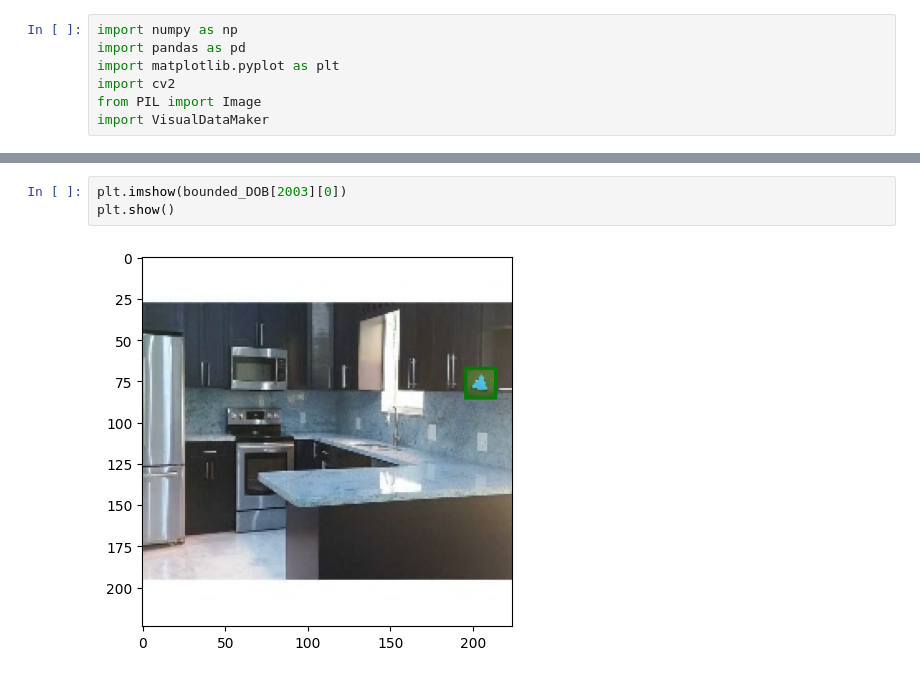
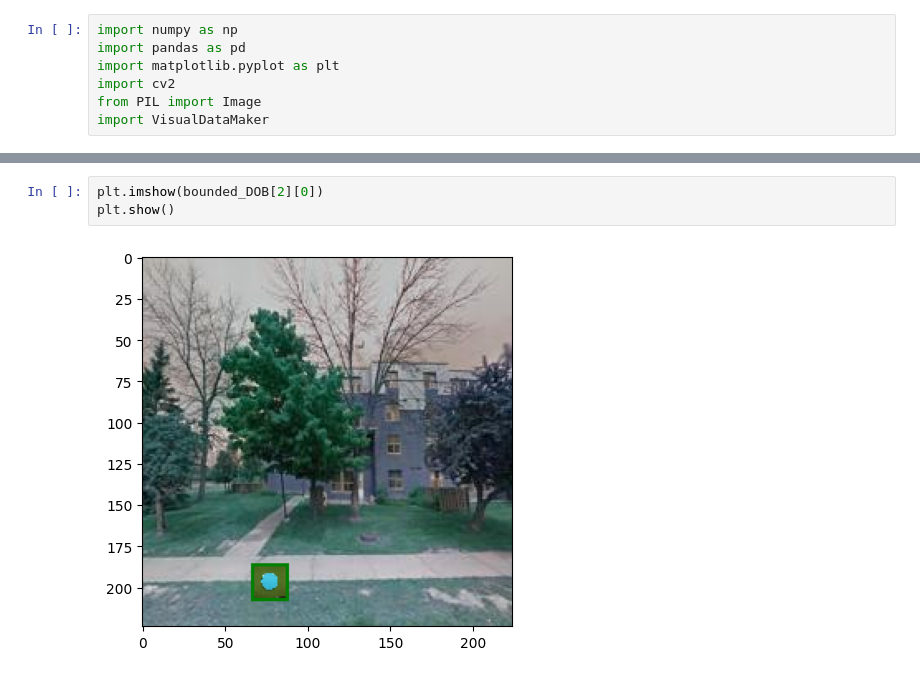
Before and after one commit to Ecbiv/TMAP_OBJECT_POSITIONING, a Jupyter notebook: main.ipynb, the cells around one changed output, grey strips where cells are left out. Saved outputs shown, nothing was run; the diff lists cells and outputs as text.

```diff
--- a/main.ipynb
+++ b/main.ipynb
@@ -13,5 +11,5 @@ TypeError: empty() missing required argument 'shape' (pos 0)
 # %%
-plt.imshow(bounded_DOB[2003][0])
+plt.imshow(bounded_DOB[2][0])
 plt.show()
 # %% [output]
-[figure, old version]
+[figure, new version]
```
Also changed, not shown: parts of 1 cell of this notebook, 1 other file.
